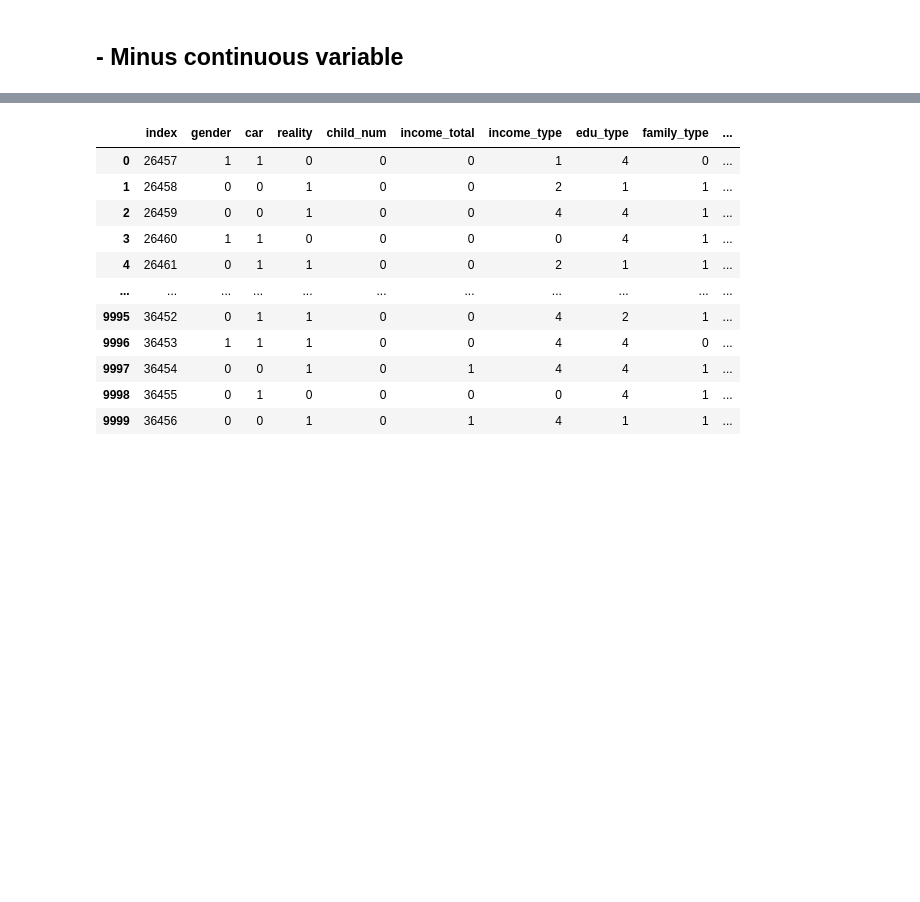
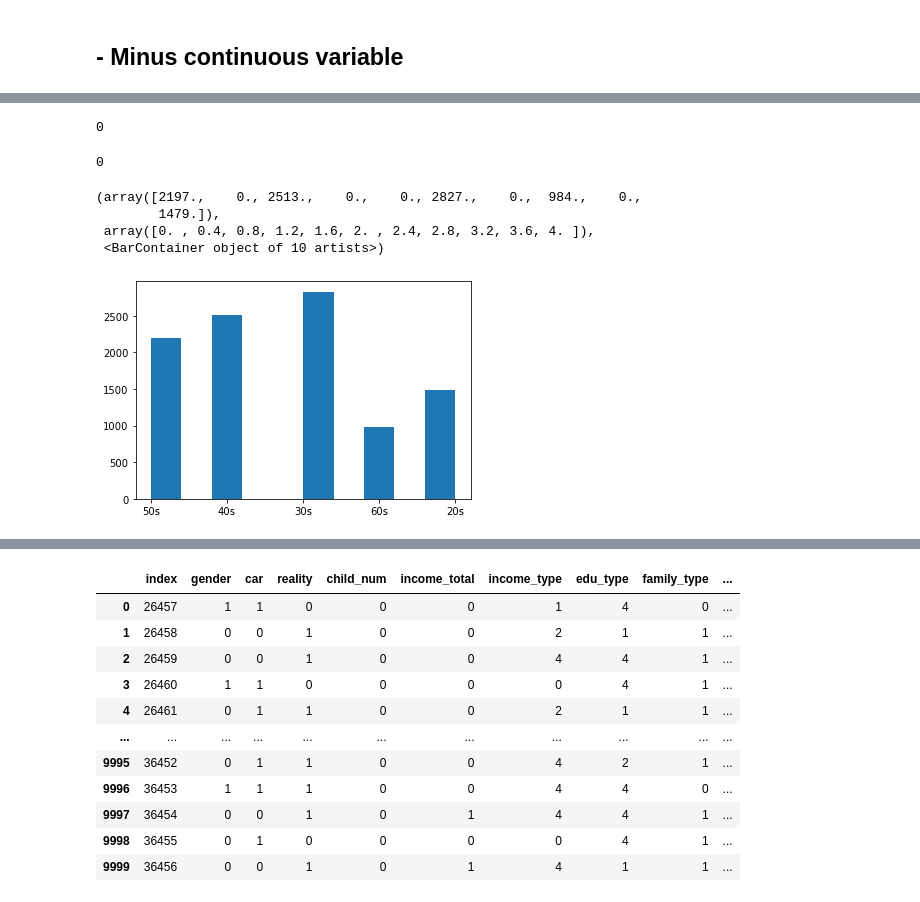
Before and after one commit to JxxHxxx/Ubion-CreditCardUserPrediction, a Jupyter notebook: Code/JH_EDA_preprocessing.ipynb, the cells around one changed output, grey strips where cells are left out. Saved outputs shown, nothing was run; the diff lists cells and outputs as text; code cells hidden in the pictures; blank space fills up the shorter version.

```diff
--- a/Code/JH_EDA_preprocessing.ipynb
+++ b/Code/JH_EDA_preprocessing.ipynb
@@ -215,0 +374,18 @@ make_bin('begin_month', n = 4)
+# %%
+train['DAYS_BIRTH'].value_counts()
+train['DAYS_BIRTH'].isnull().sum()
+# %% [output]
+0
+# %%
+test['DAYS_BIRTH'].value_counts()
+test['DAYS_BIRTH'].isnull().sum()
+# %% [output]
+0
+# %%
+plt.hist(test['DAYS_BIRTH'])
+# %% [output]
+(array([2197.,    0., 2513.,    0.,    0., 2827.,    0.,  984.,    0.,
+        1479.]),
+ array([0. , 0.4, 0.8, 1.2, 1.6, 2. , 2.4, 2.8, 3.2, 3.6, 4. ]),
+ <BarContainer object of 10 artists>)
+[figure, added]
```
Also changed, not shown: parts of 34 cells of this notebook.
